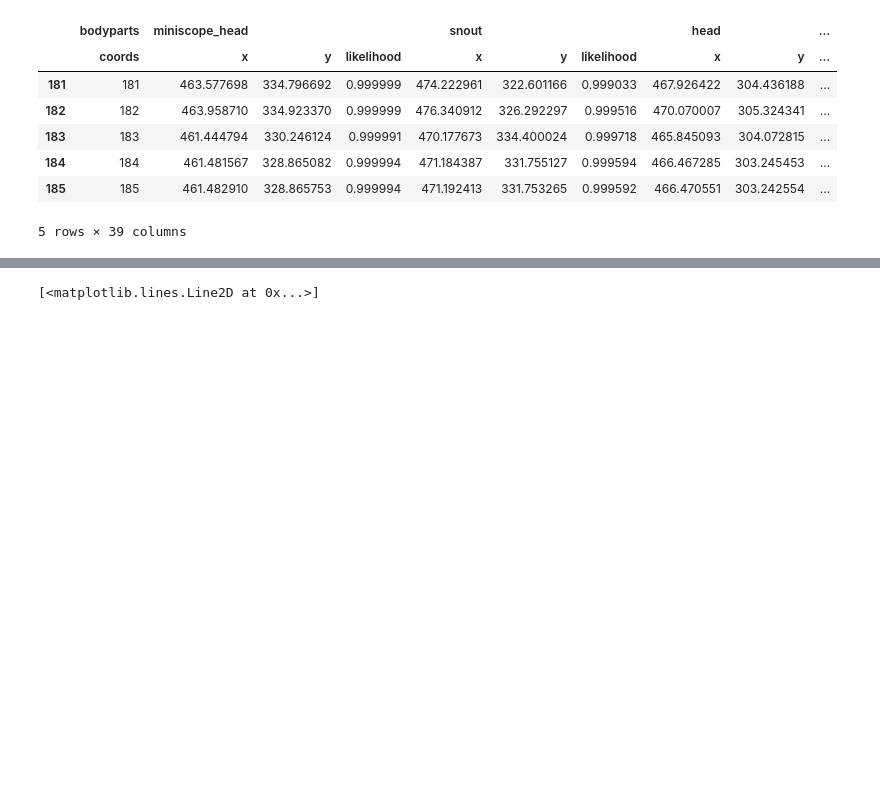
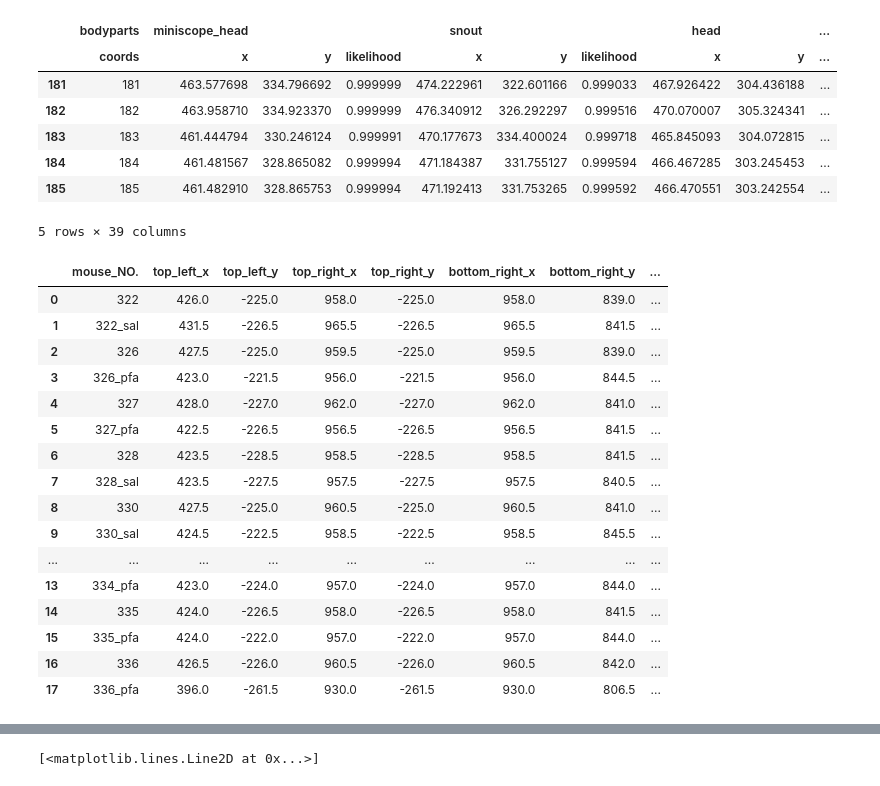
Before and after one commit to MagM00/nevian_lab, a Jupyter notebook: video_processing/DLC analysis.ipynb, the cells around one changed output, grey strips where cells are left out. Saved outputs shown, nothing was run; the diff lists cells and outputs as text; code cells hidden in the pictures; blank space fills up the shorter version.

```diff
--- a/video_processing/DLC analysis.ipynb
+++ b/video_processing/DLC analysis.ipynb
@@ -100,3 +80,23 @@ saline_dataframes[0].head()
 | 184 | 184 | 461.481567 | 328.865082 | 0.999994 | 471.184387 | 331.755127 | 0.999594 | 466.467285 | 303.245453 | ... |
 | 185 | 185 | 461.482910 | 328.865753 | 0.999994 | 471.192413 | 331.753265 | 0.999592 | 466.470551 | 303.242554 | ... |
 5 rows × 39 columns
+# %%
+df_box_adjusted
+# %% [output]
+|  | mouse_NO. | top_left_x | top_left_y | top_right_x | top_right_y | bottom_right_x | bottom_right_y | ... |
+| 0 | 322 | 426.0 | -225.0 | 958.0 | -225.0 | 958.0 | 839.0 | ... |
+| 1 | 322_sal | 431.5 | -226.5 | 965.5 | -226.5 | 965.5 | 841.5 | ... |
+| 2 | 326 | 427.5 | -225.0 | 959.5 | -225.0 | 959.5 | 839.0 | ... |
+| 3 | 326_pfa | 423.0 | -221.5 | 956.0 | -221.5 | 956.0 | 844.5 | ... |
+| 4 | 327 | 428.0 | -227.0 | 962.0 | -227.0 | 962.0 | 841.0 | ... |
+| 5 | 327_pfa | 422.5 | -226.5 | 956.5 | -226.5 | 956.5 | 841.5 | ... |
+| 6 | 328 | 423.5 | -228.5 | 958.5 | -228.5 | 958.5 | 841.5 | ... |
+| 7 | 328_sal | 423.5 | -227.5 | 957.5 | -227.5 | 957.5 | 840.5 | ... |
+| 8 | 330 | 427.5 | -225.0 | 960.5 | -225.0 | 960.5 | 841.0 | ... |
+| 9 | 330_sal | 424.5 | -222.5 | 958.5 | -222.5 | 958.5 | 845.5 | ... |
+| ... | ... | ... | ... | ... | ... | ... | ... | ... |
+| 13 | 334_pfa | 423.0 | -224.0 | 957.0 | -224.0 | 957.0 | 844.0 | ... |
+| 14 | 335 | 424.0 | -226.5 | 958.0 | -226.5 | 958.0 | 841.5 | ... |
+| 15 | 335_pfa | 424.0 | -222.0 | 957.0 | -222.0 | 957.0 | 844.0 | ... |
+| 16 | 336 | 426.5 | -226.0 | 960.5 | -226.0 | 960.5 | 842.0 | ... |
+| 17 | 336_pfa | 396.0 | -261.5 | 930.0 | -261.5 | 930.0 | 806.5 | ... |
```
Also changed, not shown: parts of 13 cells of this notebook.
